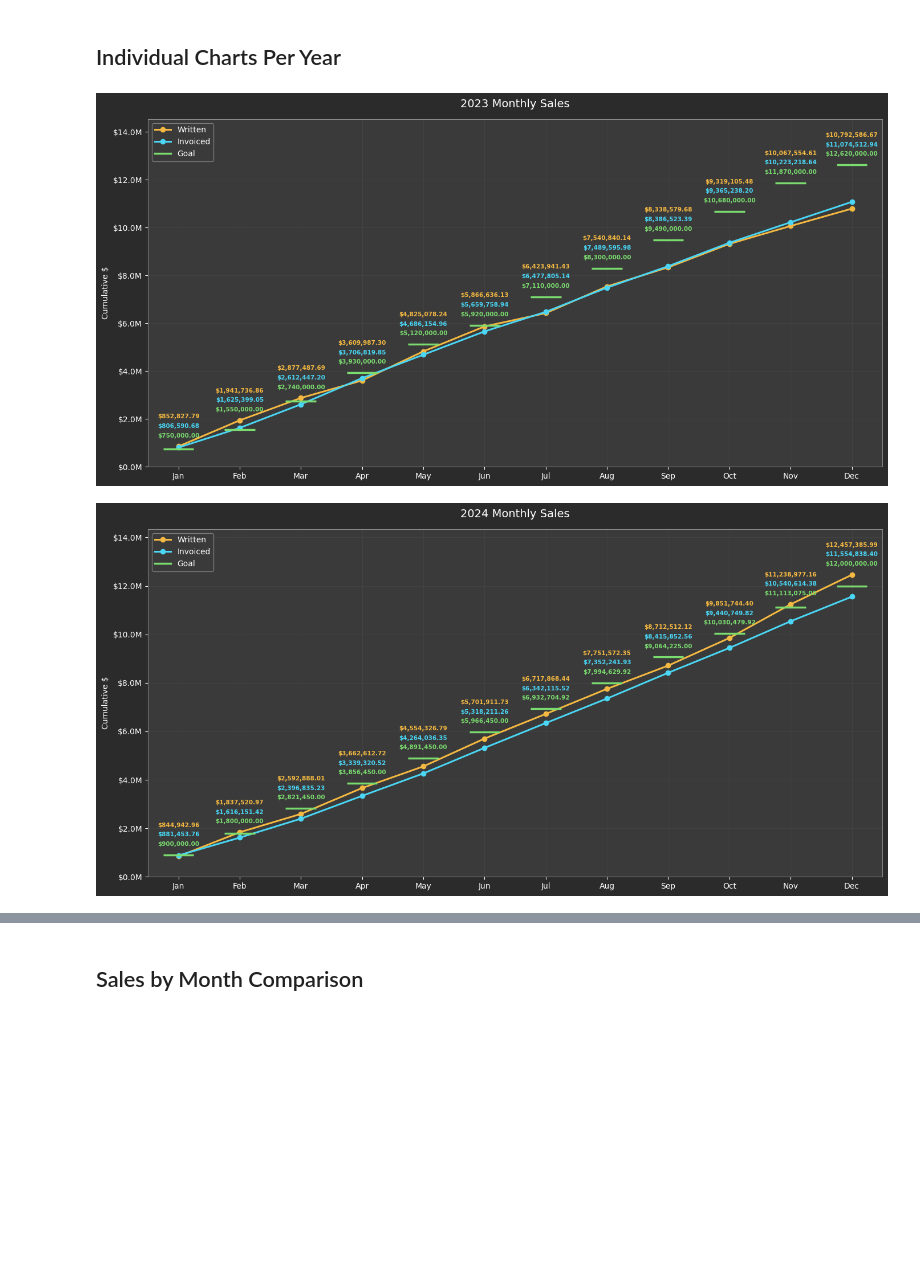
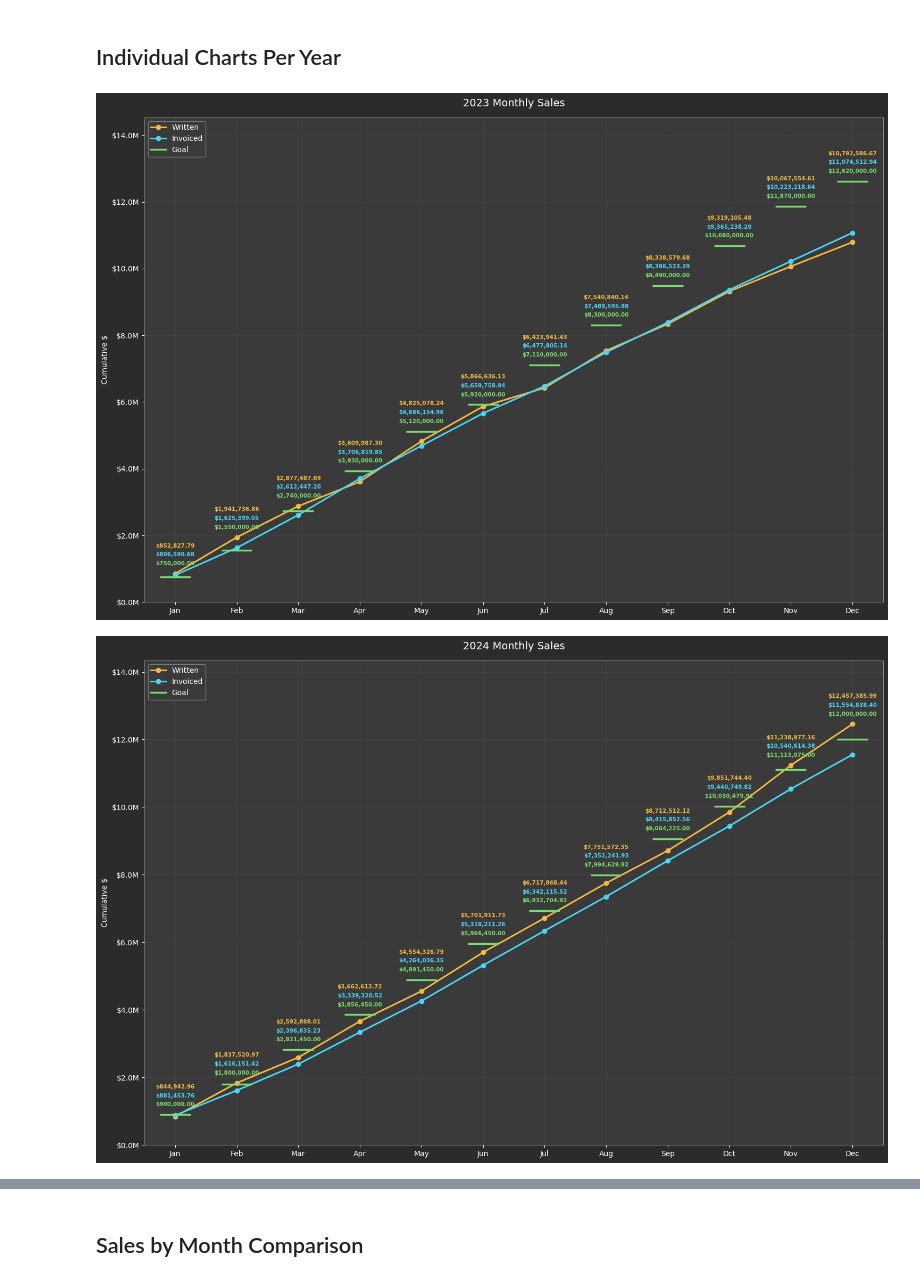
Before and after one commit to xivparagas/work, a Jupyter notebook: Notebooks/sales_analysis.ipynb, the cells around one changed output, grey strips where cells are left out. Cells and saved outputs as stored; diff of their text form; code cells hidden in the pictures; blank space fills up the shorter version.

```diff
--- a/Notebooks/sales_analysis.ipynb
+++ b/Notebooks/sales_analysis.ipynb
@@ -154,22 +151,26 @@ fig, ax = plt.subplots(figsize=(16, 9))
 x = np.arange(12)
 colors = {2023: '#9b6b9e', 2024: '#4a9eff', 2025: '#f4b942', 2026: '#ff6b6b'}
 
+def fmt(v):
+    return f'${v/1e6:,.2f}M' if v >= 1e6 else f'${v/1e3:,.0f}K'
+
 for yr in [2023, 2024, 2025]:
     if data[yr]['written'][-1] is not None:
-        ax.plot(x, data[yr]['written'], marker='o', linewidth=2.2, color=colors[yr], label=f'{yr} (actual)')
+        ax.plot(x, data[yr]['written'], marker='o', linewidth=2.2,
+                color=colors[yr], label=f'{yr} (actual)')
 y2026 = [v for v in data[2026]['written'] if v is not None]
 if y2026:
-    ax.plot(x[:len(y2026)], y2026, marker='o', linewidth=2.5, color=colors[2026], label=f'2026 (YTD, {len(y2026)} mo)')
+    ax.plot(x[:len(y2026)], y2026, marker='o', linewidth=2.5,
+            color=colors[2026], label=f'2026 (YTD, {len(y2026)} mo)')
 
 for yr in [2023, 2024, 2025, 2026]:
     goal_traj = data[yr]['goal']
     if all(v is not None for v in goal_traj):
-        ax.plot(x, goal_traj, linestyle='--', linewidth=1.5, color=colors[yr], alpha=0.55, label=f'{yr} goal (${goal_traj[-1]/1e6:.1f}M)')
-
+        ax.plot(x, goal_traj, linestyle='--', linewidth=1.5, color=colors[yr],
+                alpha=0.55, label=f'{yr} goal (${goal_traj[-1]/1e6:.1f}M)')
 if goal_2027 is not None:
-    ax.plot(x, goal_2027_monthly, linestyle='--', linewidth=2.5, color='#4ade80', marker='_', markersize=14, label=f'2027 goal (${goal_2027/1e6:.1f}M)')
-def fmt(v):
-    return f'${v/1e6:,.2f}M' if v >= 1e6 else f'${v/1e3:,.0f}K'
+    ax.plot(x, goal_2027_monthly, linestyle='--', linewidth=2.5, color='#4ade80',
+            marker='_', markersize=14, label=f'2027 goal (${goal_2027/1e6:.1f}M)')
 
 for month_idx in range(12):
     entries = []
@@ -205,10 +206,9 @@ series_colors = {'written':  '#f4b942', 'invoiced': '#4ad6f4', 'goal': '#7adb6f'
 series_labels = {'written': 'Written', 'invoiced': 'Invoiced', 'goal': 'Goal'}
 
 def plot_year(year):
-    fig, ax = plt.subplots(figsize=(14, 7))
+    fig, ax = plt.subplots(figsize=(15, 10))
     x_vals = np.arange(12)
-
-    series = {'written':  data[year]['written'], 'invoiced': data[year]['invoiced'], 'goal': data[year]['goal'],}
+    series = {'written': data[year]['written'], 'invoiced': data[year]['invoiced'], 'goal': data[year]['goal']}
     for key, vals in series.items():
         color = series_colors[key]
         if key == 'goal':
@@ -224,32 +224,32 @@ def plot_year(year):
 
     series_order = ['goal', 'invoiced', 'written']
     for i in range(12):
         entries = [(key, series[key][i]) for key in series_order
                    if series[key][i] is not None]
         if not entries:
             continue
         anchor_y = max(v for _, v in entries)
         for stack_pos, (key, v) in enumerate(entries):
             offset_y = 10 + stack_pos * 12
             ax.annotate(f'${v:,.2f}', xy=(i, anchor_y), xytext=(0, offset_y), textcoords='offset points', color=series_colors[key], fontsize=7.5, ha='center', va='bottom', fontweight='bold')
 
     ax.set_xticks(x_vals)
     ax.set_xticklabels(months)
     is_partial = any(v is None for v in series['written'])
     title = f'{year} Monthly Sales' + (' (YTD)' if is_partial else '')
     ax.set_title(title, fontsize=14, pad=15)
     ax.set_ylabel('Cumulative $')
     ax.yaxis.set_major_formatter(FuncFormatter(lambda v, _: f'${v/1e6:,.1f}M'))
     ax.grid(True, alpha=0.3)
     ax.legend(loc='upper left', facecolor='#3a3a3a', edgecolor='#888', labelcolor='white', fontsize=10)
     ymin, ymax = ax.get_ylim()
     ax.set_ylim(0, ymax * 1.1)
     ax.set_xlim(-0.5, 11.5)
     plt.tight_layout()
     plt.show()
 
 for yr in [2023, 2024, 2025, 2026]:
     plot_year(yr)
 # %% [output]
-[figure, old version]
+[figure, new version]
-[figure, old version]
+[figure, new version]
```
Also changed, not shown: parts of 5 cells of this notebook, 3 other files.
